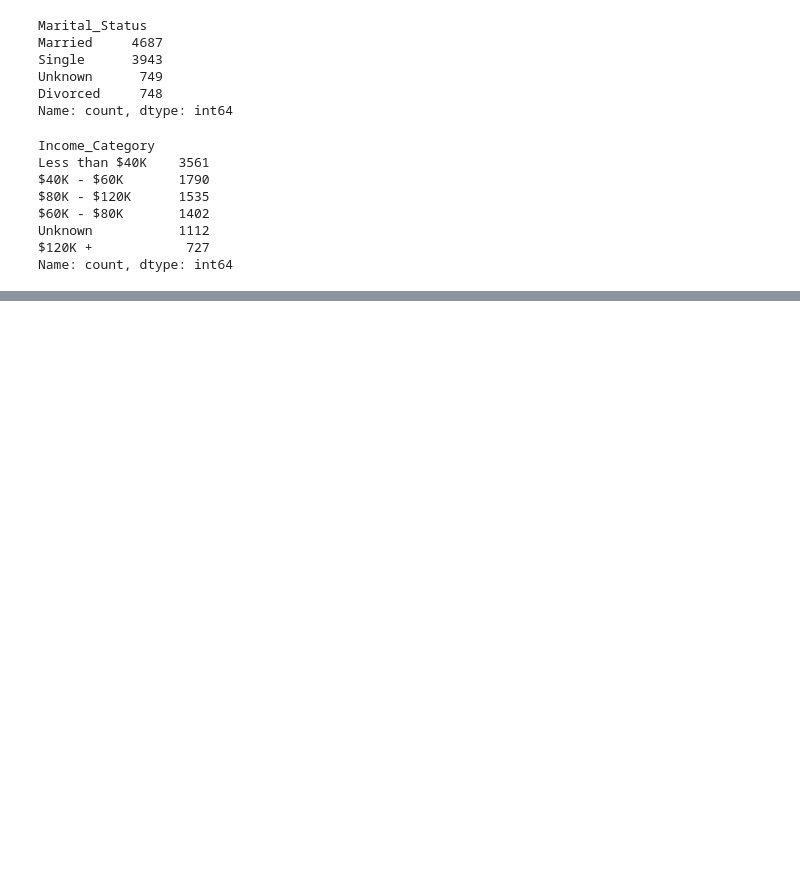
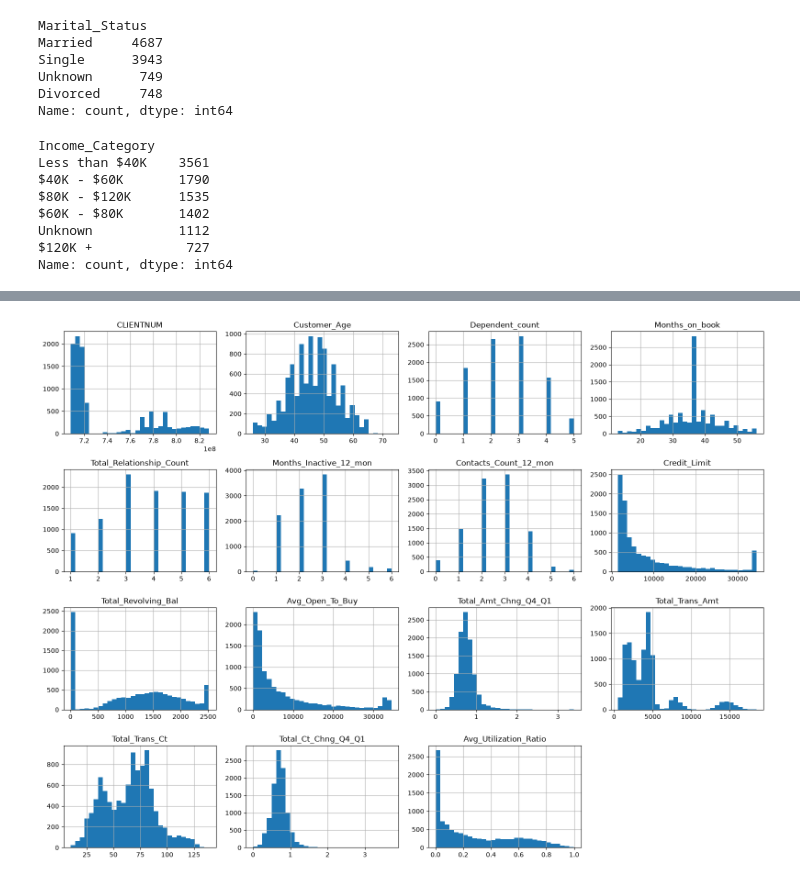
Before and after one commit to hemacbaker-byte/customer-churn-analytics, a Jupyter notebook: jupyter_notebooks/ETL_ChurnAnalysis.ipynb, the cells around one changed output, grey strips where cells are left out. Cells and saved outputs as stored; diff of their text form; code cells hidden in the pictures; blank space fills up the shorter version.

Commit message:
Clean the data

```diff
--- a/jupyter_notebooks/ETL_ChurnAnalysis.ipynb
+++ b/jupyter_notebooks/ETL_ChurnAnalysis.ipynb
@@ -104,0 +123,8 @@ Name: count, dtype: int64
+# %%
+# Identify the Naive Bayes columns
+cols_to_drop = [col for col in df.columns if 'Naive_Bayes' in col]
+
+# Drop them from the DataFrame
+df = df.drop(columns=cols_to_drop)
+
+df     #to see the DataFrame after dropping the Naive Bayes columns
@@ -104,0 +149,5 @@ Name: count, dtype: int64
+# %%
+# Inspect column names
+print(df.columns)
+
+df.columns = df.columns.str.strip() #strip any leading or trailing whitespace from column names
@@ -104,0 +213,8 @@ Name: count, dtype: int64
+# %%
+import matplotlib.pyplot as plt # Import matplotlib for plotting
+
+df.select_dtypes(include='number').hist(figsize=(16, 12), bins=30)
+plt.tight_layout()
+plt.show() # Display the histogram
+# %% [output]
+[figure, added]
```
Also changed, not shown: parts of 24 cells of this notebook.
